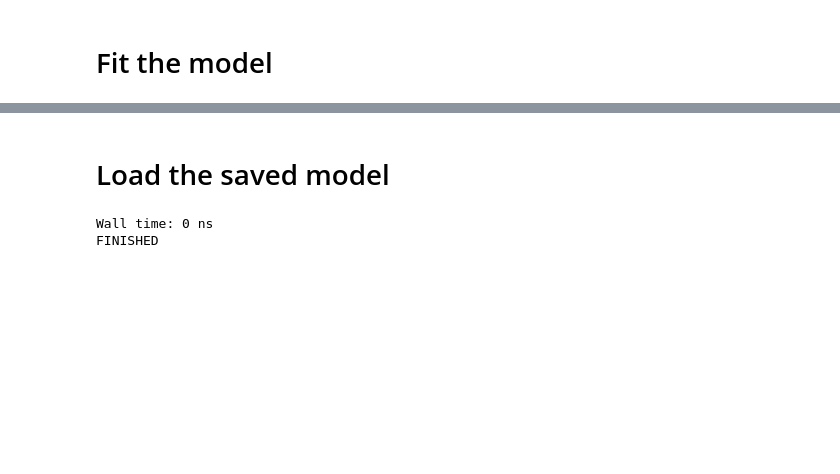
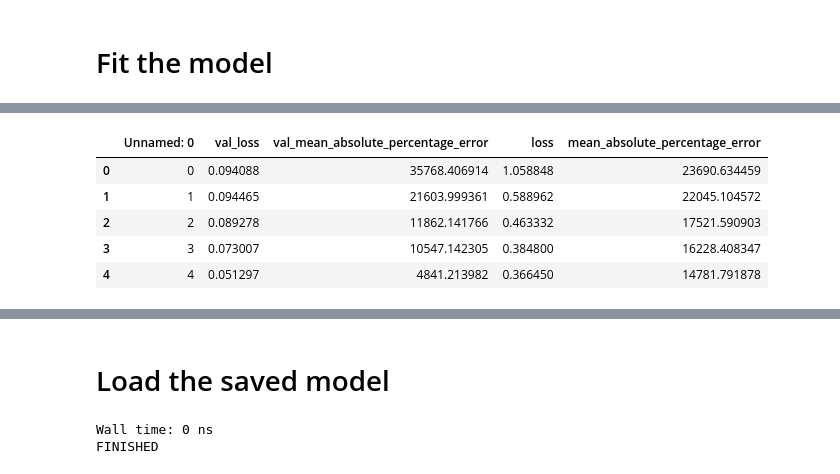
Before and after one commit to deKeijzer/Multivariate-time-series-models-in-Keras, a Jupyter notebook: notebooks/4.2 LSTM.ipynb, the cells around one changed output, grey strips where cells are left out. Cells and saved outputs as stored; diff of their text form; code cells hidden in the pictures; blank space fills up the shorter version.

```diff
--- a/notebooks/4.2 LSTM.ipynb
+++ b/notebooks/4.2 LSTM.ipynb
@@ -294,0 +328,11 @@ None
+# %%
+# Plot fit history
+hist = pd.read_csv("models\\LSTM_fit_history.csv")
+hist.head()
+# %% [output]
+|  | Unnamed: 0 | val_loss | val_mean_absolute_percentage_error | loss | mean_absolute_percentage_error |
+| 0 | 0 | 0.094088 | 35768.406914 | 1.058848 | 23690.634459 |
+| 1 | 1 | 0.094465 | 21603.999361 | 0.588962 | 22045.104572 |
+| 2 | 2 | 0.089278 | 11862.141766 | 0.463332 | 17521.590903 |
+| 3 | 3 | 0.073007 | 10547.142305 | 0.384800 | 16228.408347 |
+| 4 | 4 | 0.051297 | 4841.213982 | 0.366450 | 14781.791878 |
```
Also changed, not shown: parts of 9 cells of this notebook, 4 other files.
